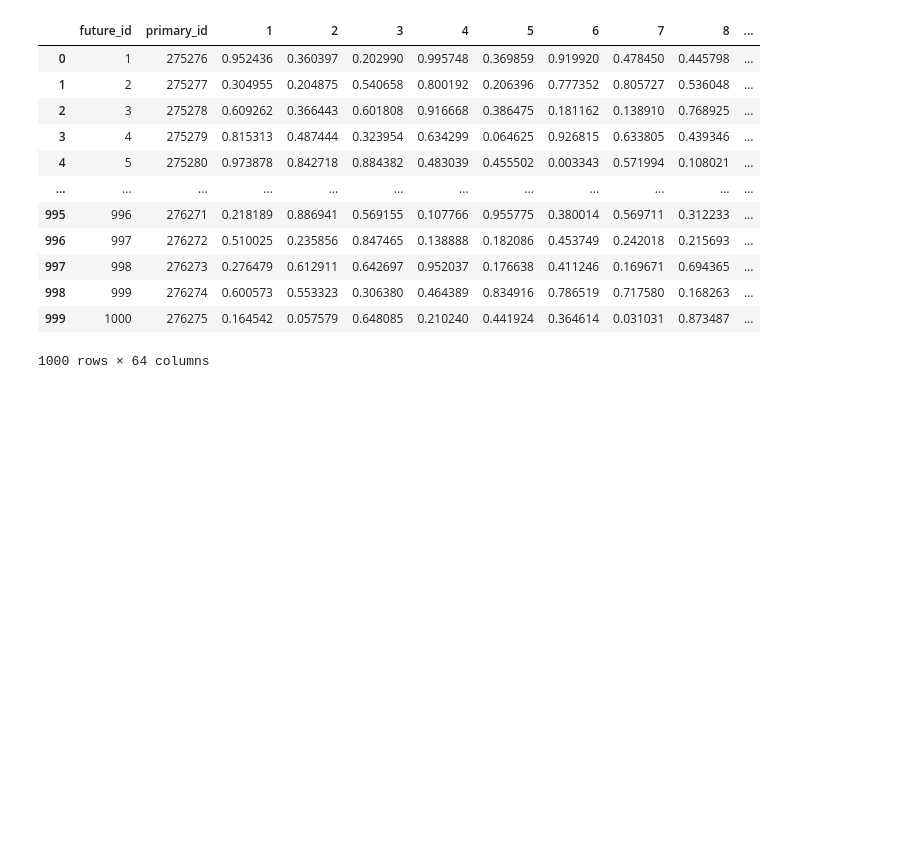
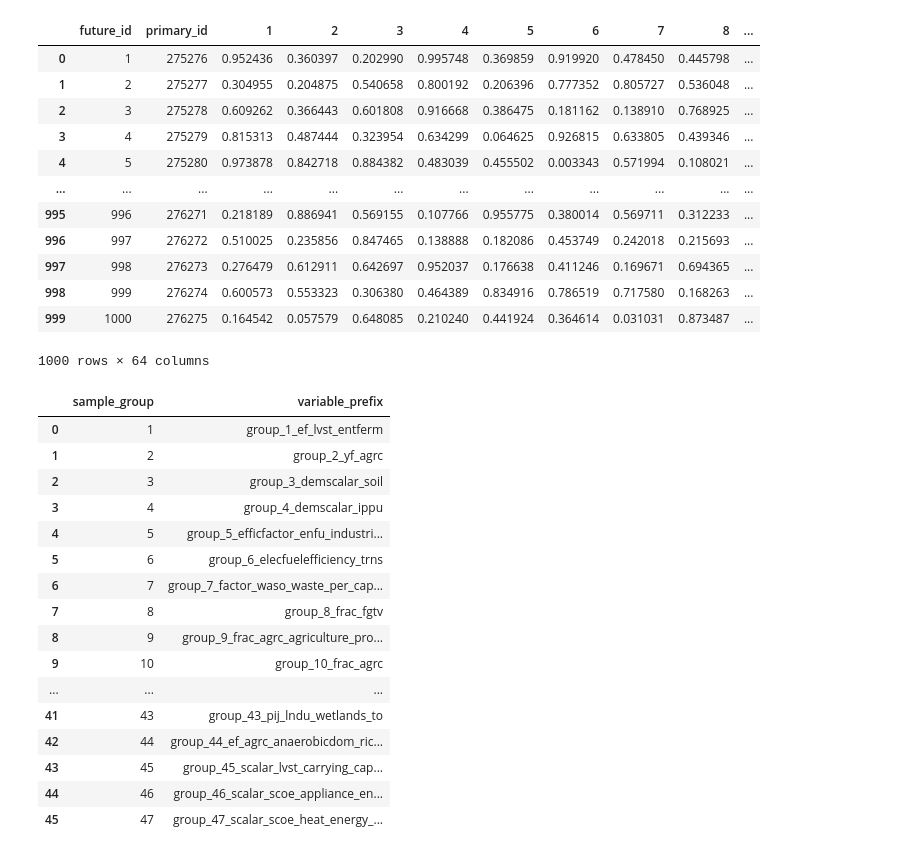
Before and after one commit to sisepuede-framework/ssp_metamodel, a Jupyter notebook: notebooks/etl.ipynb, the cells around one changed output. Saved outputs shown, nothing was run; the diff lists cells and outputs as text; code cells hidden in the pictures; blank space fills up the shorter version.

```diff
--- a/notebooks/etl.ipynb
+++ b/notebooks/etl.ipynb
@@ -256,0 +242,36 @@ merged_df_filtered
+# %%
+def process_variable_prefix(df):
+    result = []
+    for group, group_df in df.groupby('sample_group'):
+        variables = group_df['variable_specification'].tolist()
+        if len(variables) == 1:
+            prefix = variables[0]
+        else:
+            prefix = os.path.commonprefix(variables)
+            # Clean trailing underscores
+            prefix = prefix.rstrip('_')
+
+        prefix = f"group_{group}_{prefix}"
+        result.append({'sample_group': group, 'variable_prefix': prefix})
+    return pd.DataFrame(result)
+
+prefix_df = process_variable_prefix(var_specifications_df)
+prefix_df
+# %% [output]
+|  | sample_group | variable_prefix |
+| 0 | 1 | group_1_ef_lvst_entferm |
+| 1 | 2 | group_2_yf_agrc |
+| 2 | 3 | group_3_demscalar_soil |
+| 3 | 4 | group_4_demscalar_ippu |
+| 4 | 5 | group_5_efficfactor_enfu_industri... |
+| 5 | 6 | group_6_elecfuelefficiency_trns |
+| 6 | 7 | group_7_factor_waso_waste_per_cap... |
+| 7 | 8 | group_8_frac_fgtv |
+| 8 | 9 | group_9_frac_agrc_agriculture_pro... |
+| 9 | 10 | group_10_frac_agrc |
+| ... | ... | ... |
+| 41 | 43 | group_43_pij_lndu_wetlands_to |
+| 42 | 44 | group_44_ef_agrc_anaerobicdom_ric... |
+| 43 | 45 | group_45_scalar_lvst_carrying_cap... |
+| 44 | 46 | group_46_scalar_scoe_appliance_en... |
+| 45 | 47 | group_47_scalar_scoe_heat_energy_... |
```
Also changed, not shown: parts of 8 cells of this notebook, 1 other file.
